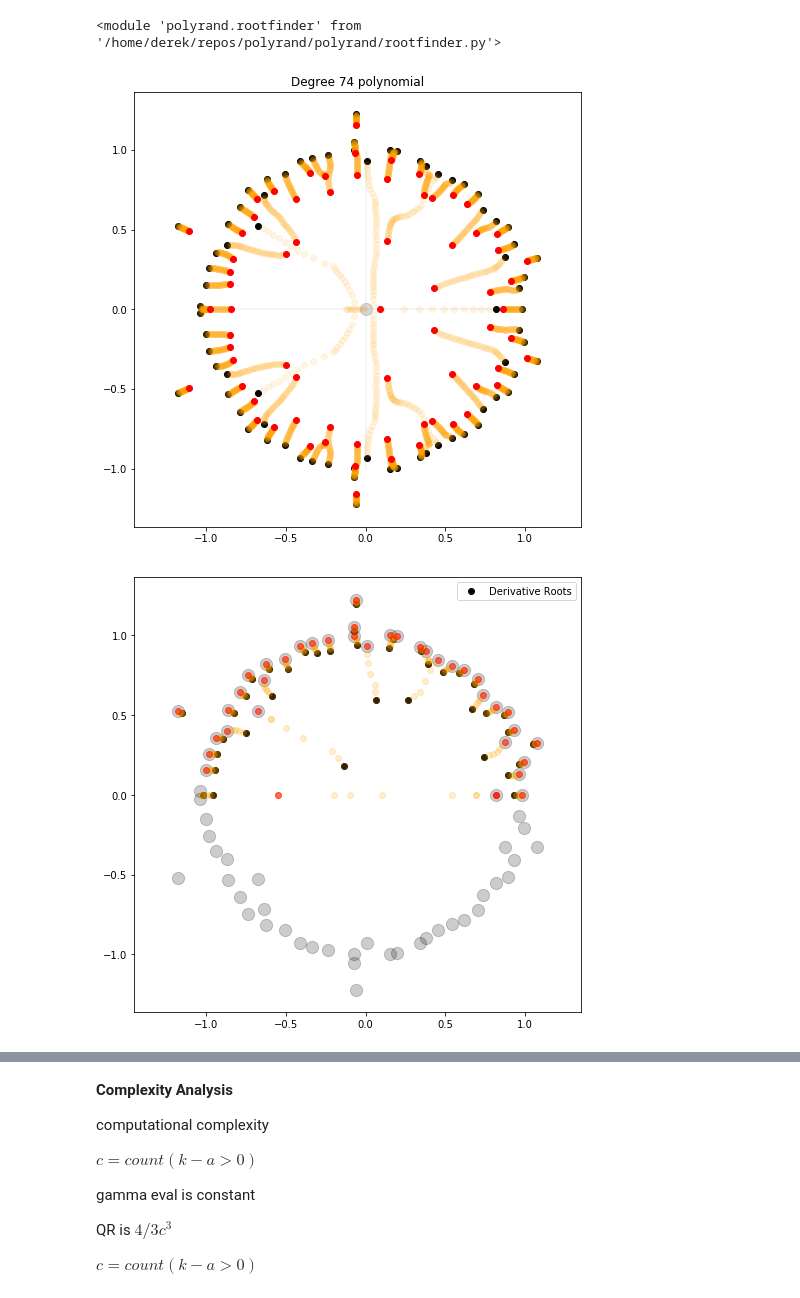
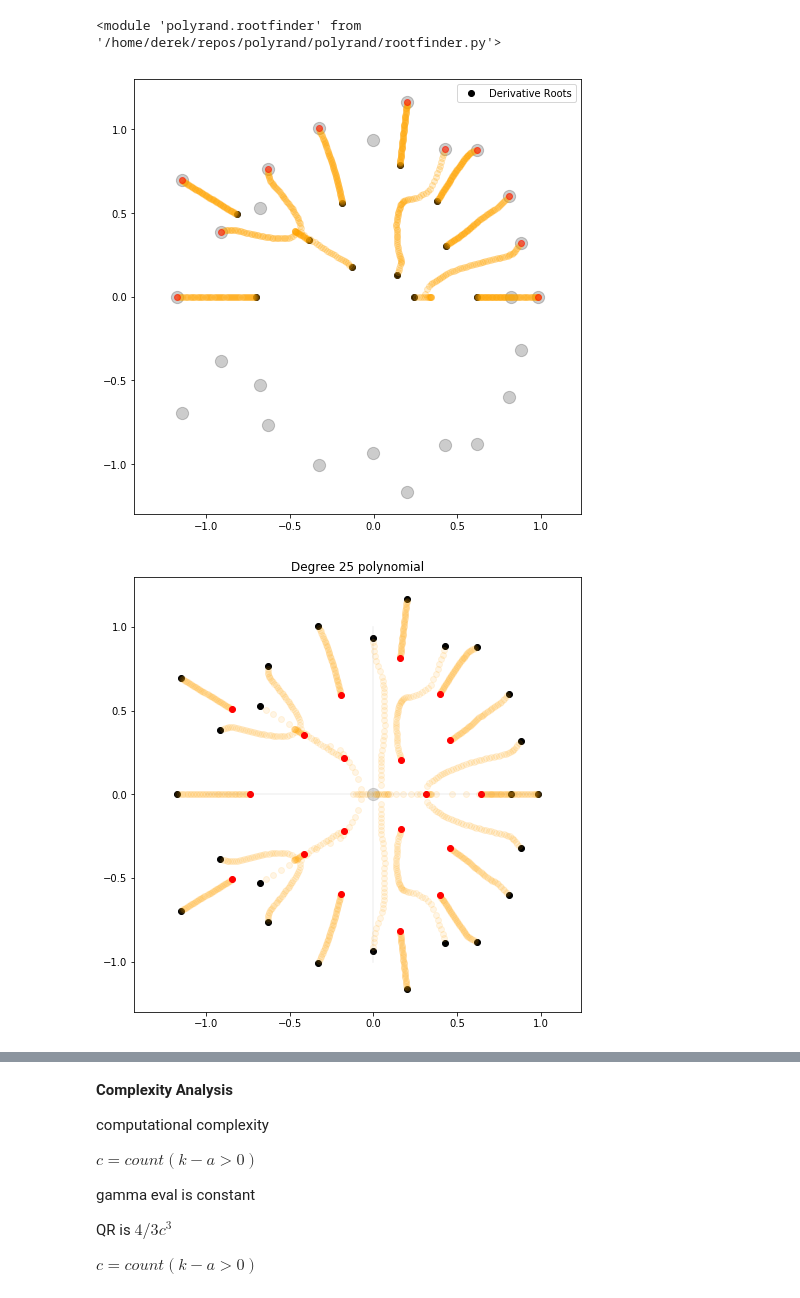
Before and after one commit to dgmiller/polyrand, a Jupyter notebook: Experiment_05.ipynb, the cells around one changed output, grey strips where cells are left out. Drawn from its saved outputs; the diff is of its cells as text; code cells hidden in the pictures.

```diff
--- a/Experiment_05.ipynb
+++ b/Experiment_05.ipynb
@@ -16,11 +16,11 @@ importlib.reload(rf)
 # %%
 # test case
 np.random.seed(1)
-coeffs = np.random.randn(75)
+coeffs = np.random.randn(26)
 coeffs[-1] = 1.
 
-rf.timelapse(coeffs,0,4,n_frames=43)
-rts = rf.newton_integration(coeffs,1.5,n=6,show=True)
+rts = rf.newton_integration(coeffs,6.5,n=71,show=True)
+rf.timelapse(coeffs,0,6,n_frames=51)
 # %% [output]
-[figure, old version]
+[figure, new version]
-[figure, old version]
+[figure, new version]
```
Also changed, not shown: parts of 7 cells of this notebook, 2 other files.
